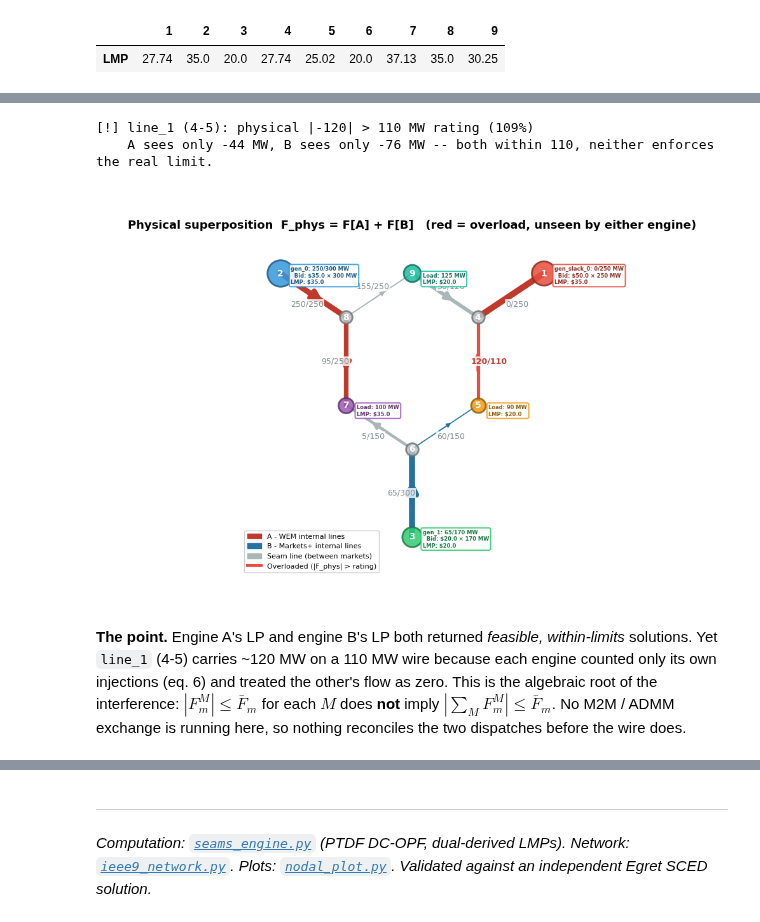
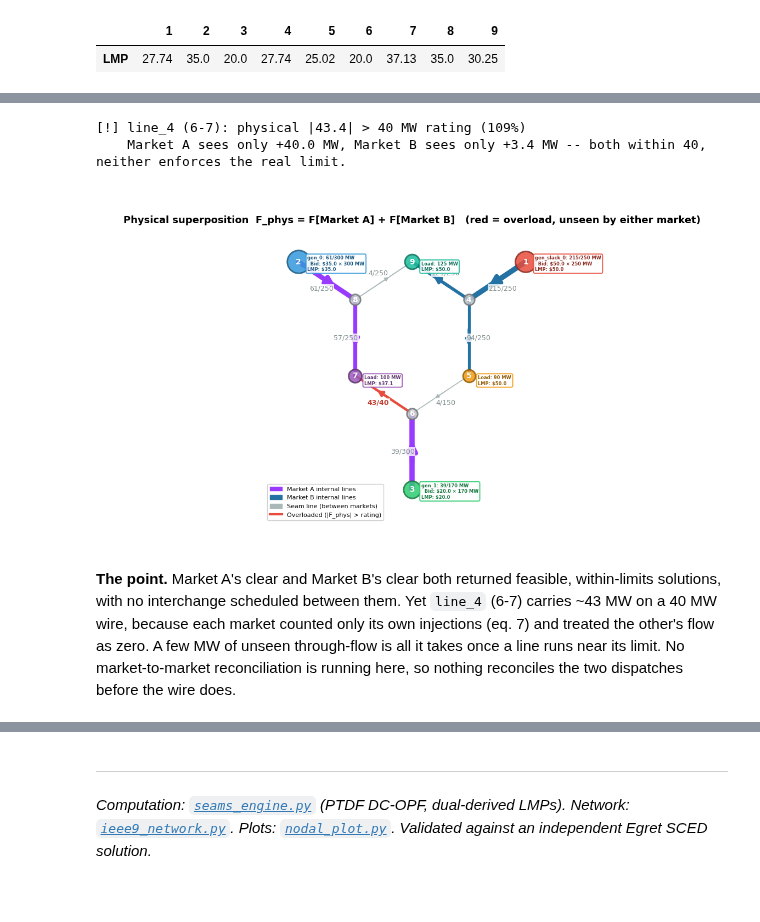
Before and after one commit to pdockery/wscc9-illustrative-model, a Jupyter notebook: seams_examples.ipynb, the cells around one changed output, grey strips where cells are left out. Saved outputs shown, nothing was run; the diff lists cells and outputs as text; code cells hidden in the pictures; blank space fills up the shorter version.

```diff
--- a/seams_examples.ipynb
+++ b/seams_examples.ipynb
@@ -558,0 +639,20 @@ back to a single energy price.
+# %%
+# Map of the two market footprints and the seam lines (buses coloured by market).
+mkt_bus_colors = {b: MARKET_COLORS[mkt_of(b)] for b in pt.buses}
+fig, ax = plot_network_topology(
+    build_network(), supply_by_bus={}, demand_by_bus={},
+    bus_colors=mkt_bus_colors, bus_coords=COORDS,
+    line_flows={l: 0.0 for l in pt.lines}, line_widths=susceptance_widths(pt),
+    line_colors=market_line_colors(pt),   # lines coloured by the managing market; seams grey
+    title='Two market footprints -- Market A (purple) and Market B (blue) manage their internal lines; seams 5-6 and 8-9 grey',
+)
+for l in seam_lines:
+    i = pt.line_idx[l]; b0, b1 = pt.line_buses[i]
+    x0, y0 = COORDS[b0]; x1, y1 = COORDS[b1]
+    ax.text((x0+x1)/2, (y0+y1)/2, f'SEAM {b0}-{b1}', fontsize=8, fontweight='bold',
+            color='#117A2B', ha='center', va='center',
+            bbox=dict(fc='white', ec='#117A2B', alpha=0.9, pad=1.5), zorder=7)
+import matplotlib.patches as mpatches
+ax.legend(handles=[mpatches.Patch(color=MARKET_COLORS[m], label=m) for m in MKT_DEFS],
+          loc='lower left', fontsize=9, framealpha=0.9)
+plt.show()
@@ -657,49 +745,49 @@ Line flows -- each engine's own component vs the physical total:
 ovl = pf[pf.overload]
 if len(ovl):
     for ln, row in ovl.iterrows():
-        a, b = row['F[A - WEM]'], row['F[B - Markets+]']
+        a, b = row['F[Market A]'], row['F[Market B]']
         frm, to, rate, load = row['from'], row['to'], row['rating'], row['loading_%']
-        print(f'[!] {ln} ({frm}-{to}): physical |{row.F_phys:.0f}| > {rate:.0f} MW rating ({load:.0f}%)')
-        print(f'    A sees only {a:+.0f} MW, B sees only {b:+.0f} MW -- both within {rate:.0f}, '
+        print(f'[!] {ln} ({frm}-{to}): physical |{row.F_phys:.1f}| > {rate:.0f} MW rating ({load:.0f}%)')
+        print(f'    Market A sees only {a:+.1f} MW, Market B sees only {b:+.1f} MW -- both within {rate:.0f}, '
               f'neither enforces the real limit.')
 else:
-    print('No overload at these settings -- raise INTERCHANGE_MW or tighten SEAM_RATINGS.')
+    print('No overload at these settings -- tighten LINE_RATINGS.')
 # %% [output]
-[!] line_1 (4-5): physical |-120| > 110 MW rating (109%)
-    A sees only -44 MW, B sees only -76 MW -- both within 110, neither enforces the real limit.
+[!] line_4 (6-7): physical |43.4| > 40 MW rating (109%)
+    Market A sees only +40.0 MW, Market B sees only +3.4 MW -- both within 40, neither enforces the real limit.
 # %%
-# Visual: physical superposition. Both engines' gens/loads on one map,
+# Visual: physical superposition. Both markets' gens/loads on one map,
 # line_flows = the PHYSICAL total. Width = susceptance; red = genuinely
-# overloaded (|F_phys| > rating), not merely at rating because a gen is maxed.
+# overloaded (|F_phys| > rating).
 sup, dem = {}, {}
 for eng, r in [(A, rA), (B, rB)]:
     s, d = to_supply_demand(eng, r); sup.update(s); dem.update(d)
-colors = assign_bus_colors(pt.buses, sup, dem)
-# host LMP for annotation (host = engine that owns the bus)
+# host LMP for annotation (host = the market that owns the bus)
 host_lmp = {}
 for r, eng in [(rA, A), (rB, B)]:
     for b in eng.buses: host_lmp[b] = r.lmp[b]
 phys = {l: pf.loc[l, 'F_phys'] for l in pt.lines}
 overloaded = set(pf[pf.overload].index)
 fig, ax = plot_network_topology(
-    net, sup, dem, bus_colors=colors, bus_lmps=host_lmp, line_flows=phys,
+    net, sup, dem, bus_colors=dict(BUS_COLORS), bus_lmps=host_lmp, line_flows=phys,
     line_widths=susceptance_widths(pt), line_colors=market_line_colors(pt),
     constrained_lines=overloaded, bus_coords=COORDS,
-    title='Physical superposition  F_phys = F[A] + F[B]   (red = overload, unseen by either engine)',
+    title='Physical superposition  F_phys = F[Market A] + F[Market B]   (red = overload, unseen by either market)',
 )
 from matplotlib.lines import Line2D
 import matplotlib.patches as mpatches
 ax.legend(handles=[mpatches.Patch(color=MARKET_COLORS[m], label=f'{m} internal lines') for m in MARKET_COLORS]
           + [mpatches.Patch(color='#AAB7B8', label='Seam line (between markets)'),
              Line2D([0], [0], color='#E74C3C', lw=3, label='Overloaded (|F_phys| > rating)')],
           loc='lower left', fontsize=8, framealpha=0.9)
 plt.show()
 # %% [output]
-[figure, old version]
+[figure, new version]
 # %% [markdown]
-**The point.** Engine A's LP and engine B's LP both returned *feasible,
-within-limits* solutions. Yet `line_1` (4-5) carries ~120 MW on a 110 MW wire because
-each engine counted only its own injections (eq. 6) and treated the other's flow
-as zero. This is the algebraic root of the interference: $|F^M_m|\le\bar F_m$ for each $M$ does
-**not** imply $|\sum_M F^M_m|\le\bar F_m$. No M2M / ADMM exchange is running here,
-so nothing reconciles the two dispatches before the wire does.
+**The point.** Market A's clear and Market B's clear both returned feasible,
+within-limits solutions, with no interchange scheduled between them. Yet
+`line_4` (6-7) carries ~43 MW on a 40 MW wire, because each market counted only
+its own injections (eq. 7) and treated the other's flow as zero. A few MW of
+unseen through-flow is all it takes once a line runs near its limit. No
+market-to-market reconciliation is running here, so nothing reconciles the two
+dispatches before the wire does.
```
Also changed, not shown: parts of 42 cells of this notebook, 2 other files.
